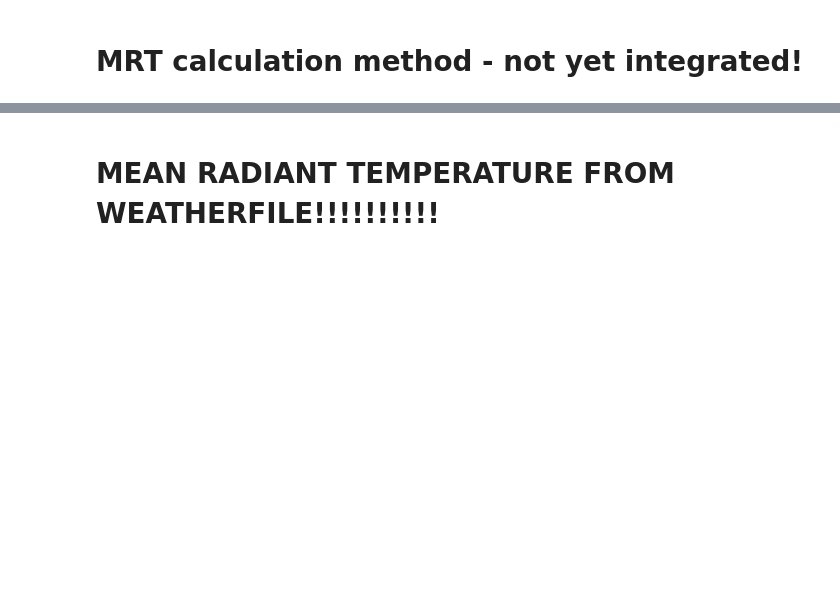
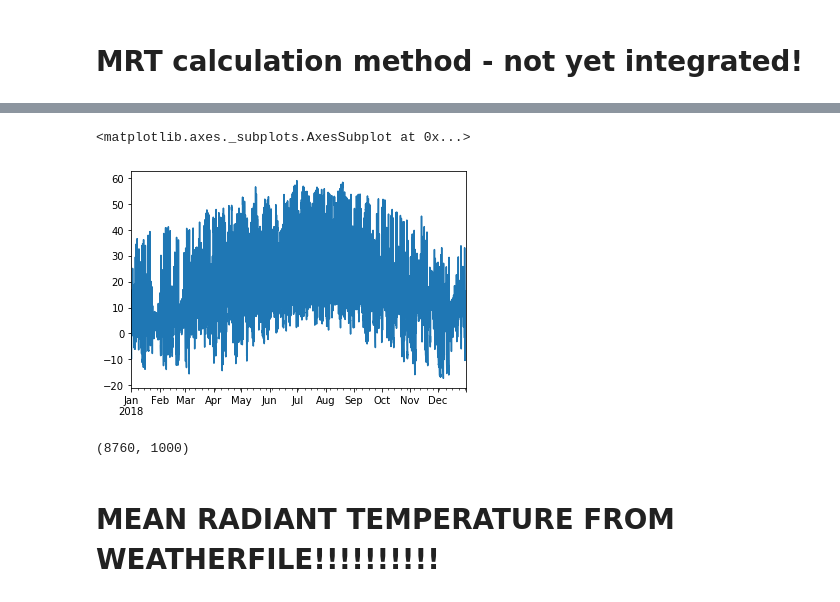
Before and after one commit to cycle13/climate, a Jupyter notebook: test.ipynb, the cells around one changed output, grey strips where cells are left out. Cells and saved outputs as stored; diff of their text form; code cells hidden in the pictures; blank space fills up the shorter version.

```diff
--- a/test.ipynb
+++ b/test.ipynb
@@ -341,3 +273,18 @@ mean_radiant_temperature = np.power(((atmospheric_sky_radiation + atmospheric_so
+# %%
+mean_radiant_temperature.plot()
+# %% [output]
+<matplotlib.axes._subplots.AxesSubplot at 0x...>
+[figure, added]
+# %%
+sample_vector_radiation.shape
+
+# Calculate the total radiation received on 1 square metre
+A = sample_vectors_altitude[sample_vectors_is_sky]
+B = np.array([i[sample_vectors_is_sky] for i in sample_vector_radiation])
+C = np.sin(A) * B
+ground_1m2_radiation = C.sum(axis=1)
+# %% [output]
+(8760, 1000)
 # %% [markdown]
 # MEAN RADIANT TEMPERATURE FROM WEATHERFILE!!!!!!!!!!
 # %%
```
Also changed, not shown: parts of 15 cells of this notebook, 6 other files.
